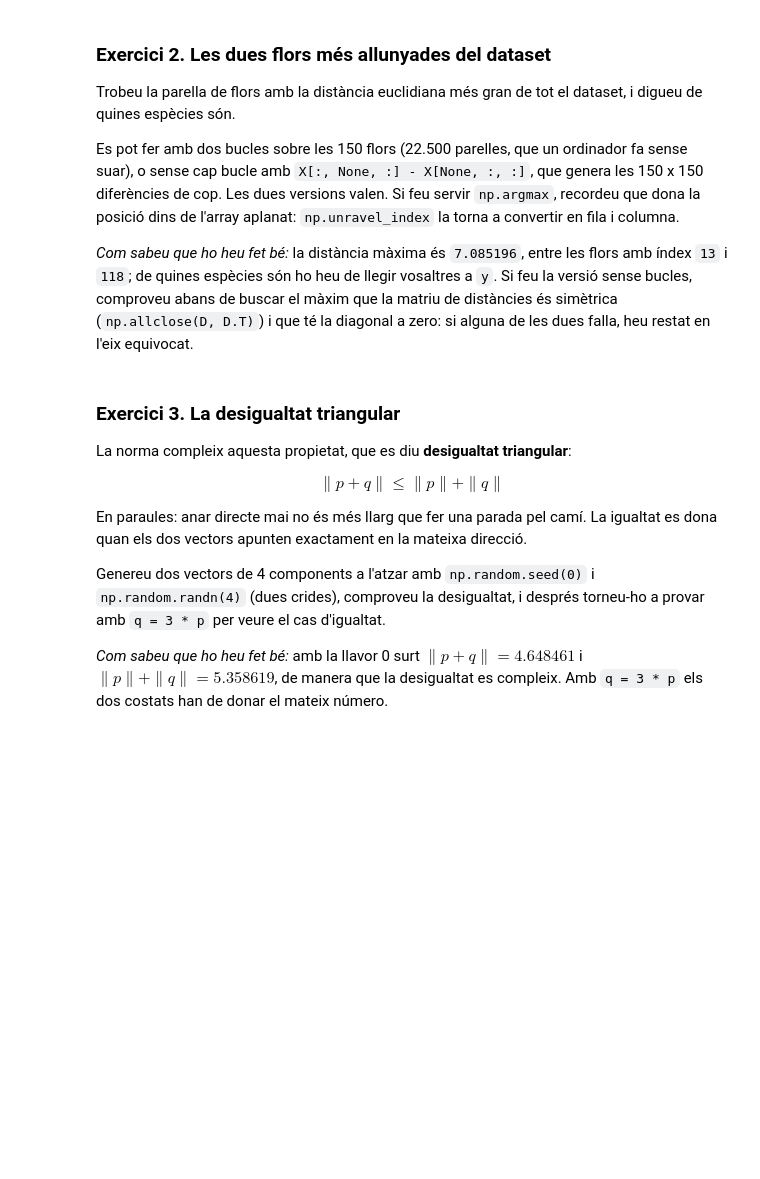
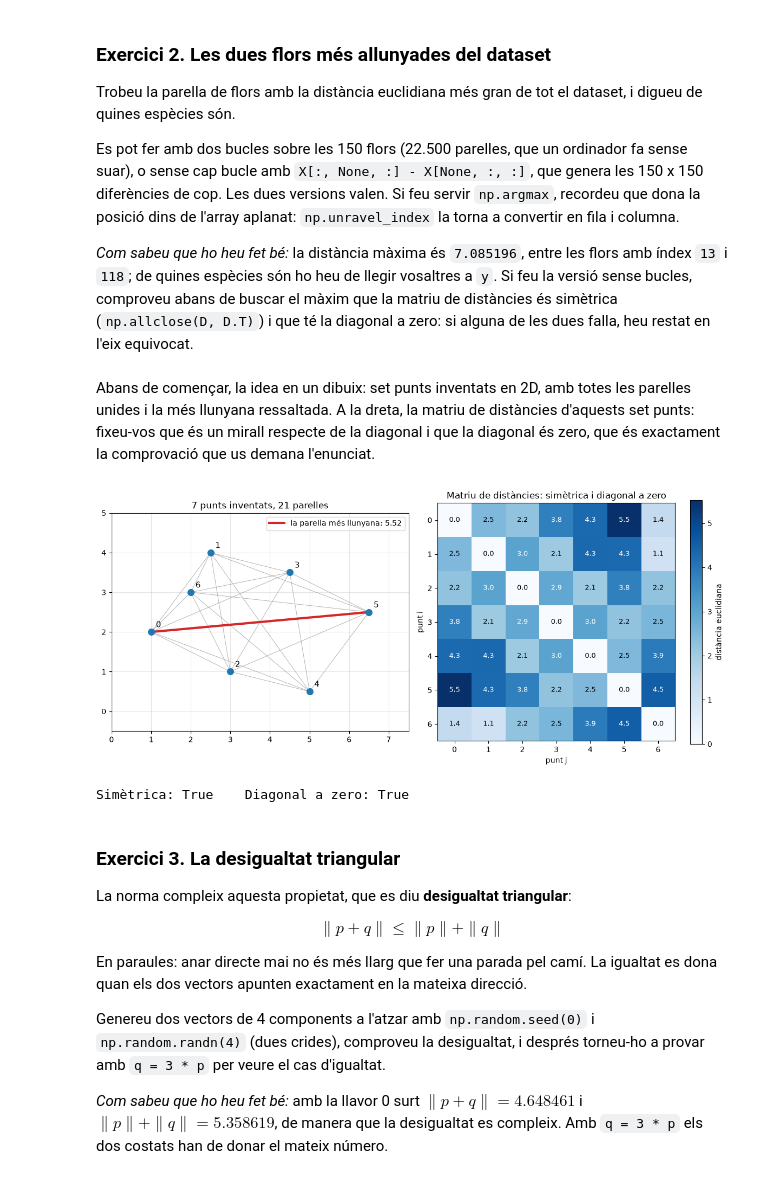
Before and after one commit to ZenidX/Machine-Learning, a Jupyter notebook: Machine Learning/03_matematiques/MA_01_algebra_lineal.ipynb, the cells around one changed output. Cells and saved outputs as stored; diff of their text form; code cells hidden in the pictures; blank space fills up the shorter version.

```diff
--- a/Machine Learning/03_matematiques/MA_01_algebra_lineal.ipynb
+++ b/Machine Learning/03_matematiques/MA_01_algebra_lineal.ipynb
@@ -1062,6 +1095,53 @@ columna.
 versió sense bucles, comproveu abans de buscar el màxim que la matriu de distàncies és
 simètrica (`np.allclose(D, D.T)`) i que té la diagonal a zero: si alguna de les dues
 falla, heu restat en l'eix equivocat.
+# %% [markdown]
+Abans de començar, la idea en un dibuix: set punts inventats en 2D, amb totes les parelles
+unides i la més llunyana ressaltada. A la dreta, la matriu de distàncies d'aquests set
+punts: fixeu-vos que és un mirall respecte de la diagonal i que la diagonal és zero, que és
+exactament la comprovació que us demana l'enunciat.
+# %%
+P = np.array([[1.0, 2.0], [2.5, 4.0], [3.0, 1.0], [4.5, 3.5],
+              [5.0, 0.5], [6.5, 2.5], [2.0, 3.0]])     # set punts inventats
+k = len(P)
+D_ex = np.linalg.norm(P[:, None, :] - P[None, :, :], axis=2)
+i_max, j_max = np.unravel_index(np.argmax(D_ex), D_ex.shape)
+
+fig, (ax1, ax2) = plt.subplots(1, 2, figsize=(12, 5))
+
+for i in range(k):
+    for j in range(i + 1, k):
+        ax1.plot(*zip(P[i], P[j]), color="gray", linewidth=0.7, alpha=0.6)
+ax1.plot(*zip(P[i_max], P[j_max]), color="tab:red", linewidth=3,
+         label=f"la parella més llunyana: {D_ex[i_max, j_max]:.2f}")
+ax1.scatter(P[:, 0], P[:, 1], color="tab:blue", s=70, zorder=3)
+for i, (px, py) in enumerate(P):
+    ax1.text(px + 0.12, py + 0.12, str(i), fontsize=11)
+ax1.set_xlim(0, 7.5)
+ax1.set_ylim(-0.5, 5)
+ax1.set_aspect("equal")
+ax1.grid(alpha=0.3)
+ax1.set_title(f"{k} punts inventats, {k * (k - 1) // 2} parelles")
+ax1.legend(loc="upper right")
+
+im = ax2.imshow(D_ex, cmap="Blues")
+fig.colorbar(im, ax=ax2, label="distància euclidiana")
+for i in range(k):
+    for j in range(k):
+        ax2.text(j, i, f"{D_ex[i, j]:.1f}", ha="center", va="center", fontsize=9,
+                 color="white" if D_ex[i, j] > D_ex.max() / 2 else "black")
+ax2.set_xticks(range(k))
+ax2.set_yticks(range(k))
+ax2.set_xlabel("punt j")
+ax2.set_ylabel("punt i")
+ax2.set_title("Matriu de distàncies: simètrica i diagonal a zero")
+plt.tight_layout()
+plt.show()
+
+print("Simètrica:", np.allclose(D_ex, D_ex.T), "   Diagonal a zero:", np.allclose(np.diag(D_ex), 0))
+# %% [output]
+[figure, added]
+Simètrica: True    Diagonal a zero: True
 # %%
 # 1. Calculeu la distància euclidiana de totes les parelles de flors.
 # 2. Trobeu els dos índexs on la distància és màxima.
```
Also changed, not shown: parts of 6 cells of this notebook.
